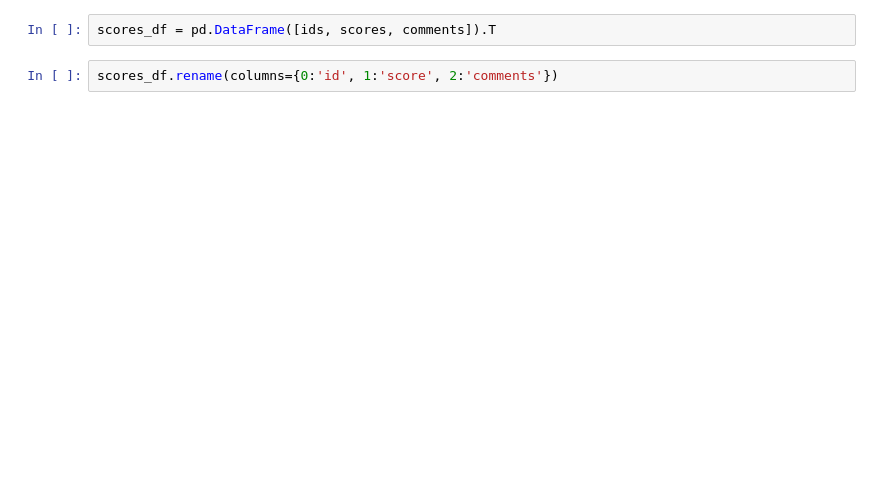
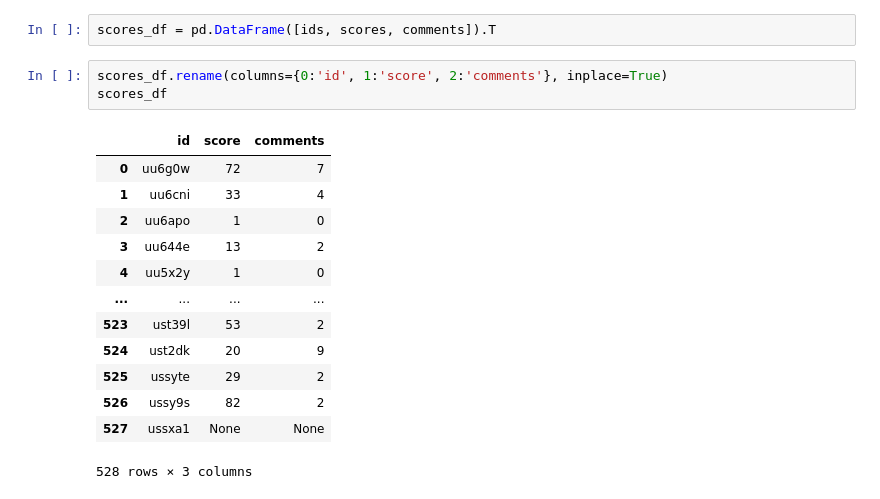
Before and after one commit to ekfuller/food_trends, a Jupyter notebook: redditAPI.ipynb, the cells around one changed output. Cells and saved outputs as stored; diff of their text form; blank space fills up the shorter version.

```diff
--- a/redditAPI.ipynb
+++ b/redditAPI.ipynb
@@ -168,4 +228,19 @@ get_scores(post_ids)
 # %%
 scores_df = pd.DataFrame([ids, scores, comments]).T
 # %%
-scores_df.rename(columns={0:'id', 1:'score', 2:'comments'})
+scores_df.rename(columns={0:'id', 1:'score', 2:'comments'}, inplace=True)
+scores_df
+# %% [output]
+|  | id | score | comments |
+| 0 | uu6g0w | 72 | 7 |
+| 1 | uu6cni | 33 | 4 |
+| 2 | uu6apo | 1 | 0 |
+| 3 | uu644e | 13 | 2 |
+| 4 | uu5x2y | 1 | 0 |
+| ... | ... | ... | ... |
+| 523 | ust39l | 53 | 2 |
+| 524 | ust2dk | 20 | 9 |
+| 525 | ussyte | 29 | 2 |
+| 526 | ussy9s | 82 | 2 |
+| 527 | ussxa1 | None | None |
+528 rows × 3 columns
```
Also changed, not shown: parts of 16 cells of this notebook, 9 other files.
